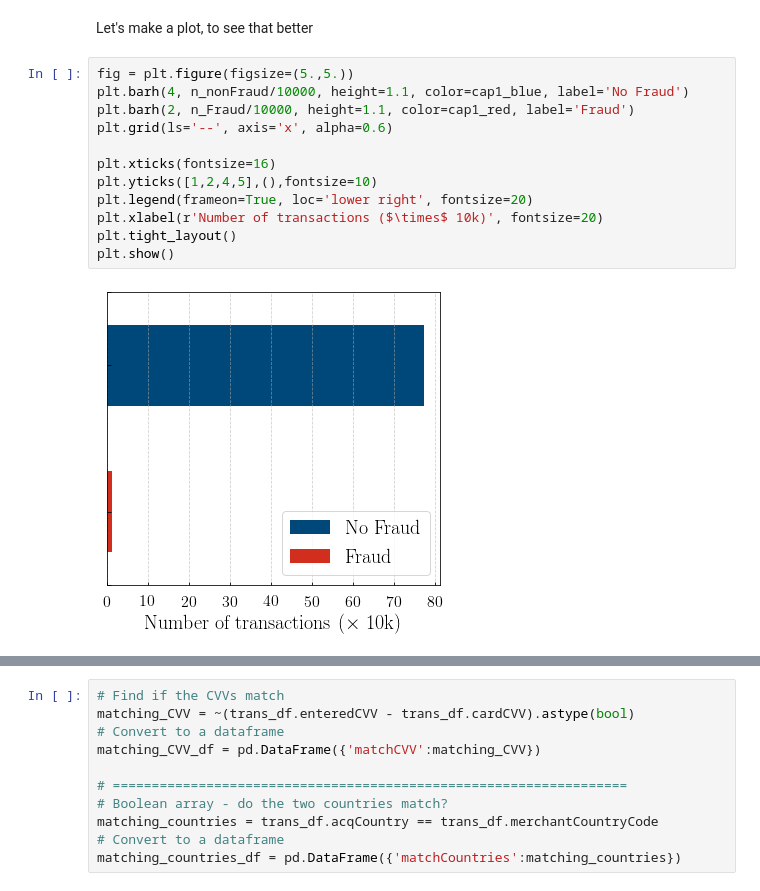
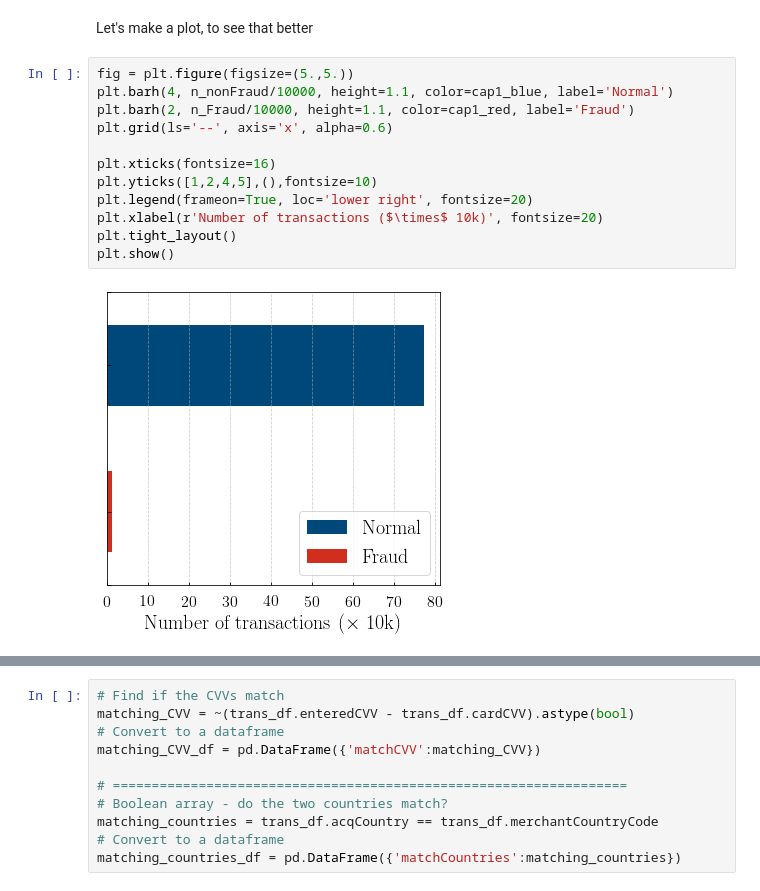
Before and after one commit to dtanoglidis/BayesianNN, a Jupyter notebook: Capital One Data Science Challenge.ipynb, the cells around one changed output, grey strips where cells are left out. Saved outputs shown, nothing was run; the diff lists cells and outputs as text.

```diff
--- a/Capital One Data Science Challenge.ipynb
+++ b/Capital One Data Science Challenge.ipynb
@@ -439,16 +640,16 @@ No. of non-fraudulent transactions: 773946
 Let's make a plot, to see that better
 # %%
 fig = plt.figure(figsize=(5.,5.))
-plt.barh(4, n_nonFraud/10000, height=1.1, color=cap1_blue, label='No Fraud')
+plt.barh(4, n_nonFraud/10000, height=1.1, color=cap1_blue, label='Normal')
 plt.barh(2, n_Fraud/10000, height=1.1, color=cap1_red, label='Fraud')
 plt.grid(ls='--', axis='x', alpha=0.6)
 
 plt.xticks(fontsize=16)
 plt.yticks([1,2,4,5],(),fontsize=10)
 plt.legend(frameon=True, loc='lower right', fontsize=20)
 plt.xlabel(r'Number of transactions ($\times$ 10k)', fontsize=20)
 plt.tight_layout()
 plt.show()
 # %% [output]
-[figure, old version]
+[figure, new version]
 # %% [markdown]
```
Also changed, not shown: parts of 73 cells of this notebook.
